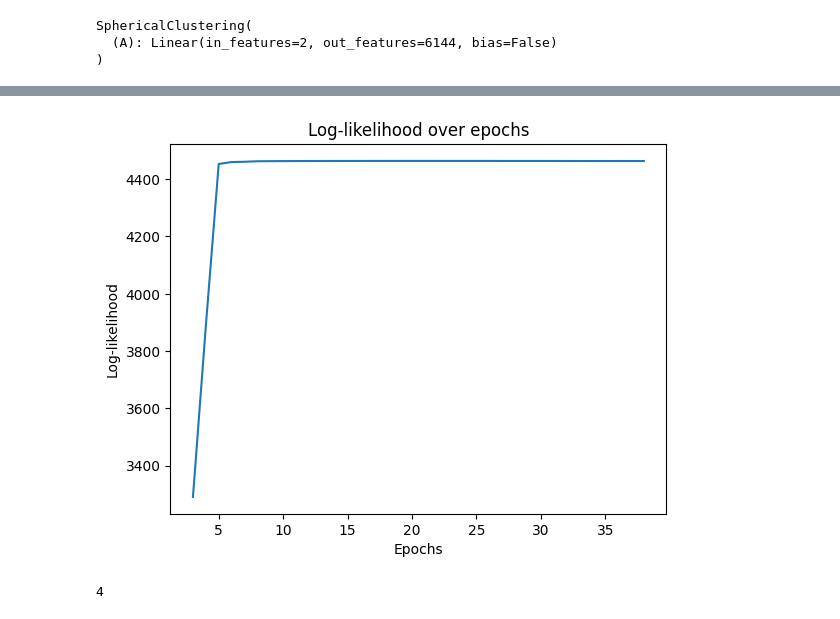
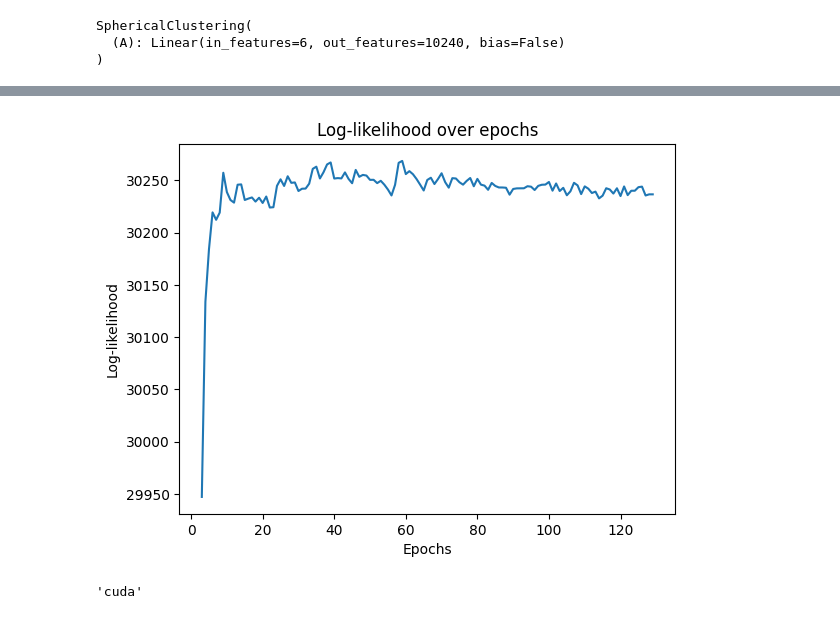
Before and after one commit to lsablica/Spheroids, a Jupyter notebook: src/spheroids/develop.ipynb, the cells around one changed output, grey strips where cells are left out. Cells and saved outputs as stored; diff of their text form; code cells hidden in the pictures.

```diff
--- a/src/spheroids/develop.ipynb
+++ b/src/spheroids/develop.ipynb
@@ -19,14 +19,14 @@ class SphericalClustering(nn.Module):
         self.A = nn.Linear(num_covariates, response_dim * num_clusters, bias=False)
 
         # Preallocate Pi as the log of uniform probabilities (no need for .to(device))
-        self.pi = torch.log(torch.ones(1, num_clusters) / num_clusters)  # Uniform Pi in log space
+        self.pi = torch.log(torch.ones(1, num_clusters) / num_clusters).to(device)  # Uniform Pi in log space
         # Preallocate W matrix (no need for .to(device))
         self.W = torch.zeros(1, num_clusters)  # Placeholder for the W matrix
         self.loglik = -1e10
 
         # Placeholder for the mask
-        self.mask = torch.ones(1, num_clusters, dtype=torch.bool)
-        self.mask_dynamic = torch.ones(1, num_clusters, dtype=torch.bool)
+        self.mask = torch.ones(1, num_clusters, dtype=torch.bool).to(device)
+        self.mask_dynamic = torch.ones(1, num_clusters, dtype=torch.bool).to(device)
 
     @property
     def active_components(self):
@@ -84,7 +84,7 @@ class SphericalClustering(nn.Module):
 
         mask2 = (new_pi >= self.min_weight)
         if torch.any(~mask2):
-            removed_clusters = (torch.arange(self.num_clusters)+1).unsqueeze(0)[self.mask][~mask2.squeeze()].tolist()
+            removed_clusters = (torch.arange(self.num_clusters)+1).unsqueeze(0).to(self.device)[self.mask][~mask2.squeeze()].tolist()
             updated_mask = self.mask.clone()  # Clone the current mask to avoid in-place memory issues
             updated_mask[self.mask] = mask2  # Only update the active part of the original mask
             self.mask = updated_mask
@@ -114,7 +114,7 @@ class SphericalClustering(nn.Module):
 
         return loss
 
-    def fit(self, X, Y, num_epochs=100, num_inner_steps=10, lr = 1e-3, tol = 1e-3, plot = True):
+    def fit(self, X, Y, num_epochs=100, num_inner_steps=10, lr = 1e-3, tol = 1e-4, plot = True):
         # Fit the model using EM algorithm
         X = X.to(self.device)
         Y = Y.to(self.device)
@@ -136,7 +136,7 @@ class SphericalClustering(nn.Module):
                 loglik = loglik[:, self.mask_dynamic.squeeze()]
             Loglikelihoods.append(self.loglik)
 
-            if torch.abs(self.loglik - models_loglik_old) < tol:
+            if torch.abs(self.loglik - models_loglik_old) < tol*100:
                 break
             models_loglik_old = self.loglik
 
@@ -166,6 +166,8 @@ class SphericalClustering(nn.Module):
 
         if plot:
             # plot the log-likelihoods over the epochs and return them
+            if self.device == 'cuda':
+                Loglikelihoods = [x.cpu().detach().numpy() for x in Loglikelihoods]
             plt.plot(range(epoch+1)[3:], Loglikelihoods[3:])
             plt.xlabel('Epochs')
             plt.ylabel('Log-likelihood')
@@ -192,8 +194,8 @@ class SphericalClustering(nn.Module):
             return posterior, mu, rho
 # %%
 #device = 'cuda' if torch.cuda.is_available() else 'cpu'
-device = "cpu"
-N, C, d, K = 100, 2, 1024, 6  # Example dimensions
+device = "cuda"
+N, C, d, K = 2000, 6, 1024, 10  # Example dimensions
 X = torch.randn(N, C)  # Covariates NxC
 Y = torch.randn(N, d)  # Response Nxd
 Y = Y / torch.norm(Y, dim=1, keepdim=True)  # Normalize Y
@@ -202,8 +204,8 @@ model = SphericalClustering(num_covariates=C, response_dim=d, num_clusters=K, de
 model.to(device)  # Move the entire model to the device
 # %% [output]
 SphericalClustering(
-  (A): Linear(in_features=2, out_features=6144, bias=False)
+  (A): Linear(in_features=6, out_features=10240, bias=False)
 )
 # %%
-loglikkkks = model.fit(X, Y, num_epochs=200, num_inner_steps=40, lr=1e-2)
+loglikkkks = model.fit(X, Y, num_epochs=200, num_inner_steps=80, lr=1e-2)
 # %% [output]
@@ -227,8 +229,8 @@ Epoch 38/200, Loss: -55.70317459106445, Log-likelihood: 4463.44140625
-[figure, old version]
+[figure, new version]
 # %%
-model.active_components
+model.device
 # %% [output]
-4
+'cuda'
 # %%
 # Main EM loop
 def train_em_model(X, Y, model, num_epochs=100, num_inner_steps=10, lr=1e-3, tol = 1e-3):
```
Also changed, not shown: parts of 1 cell of this notebook, 1 other file.
